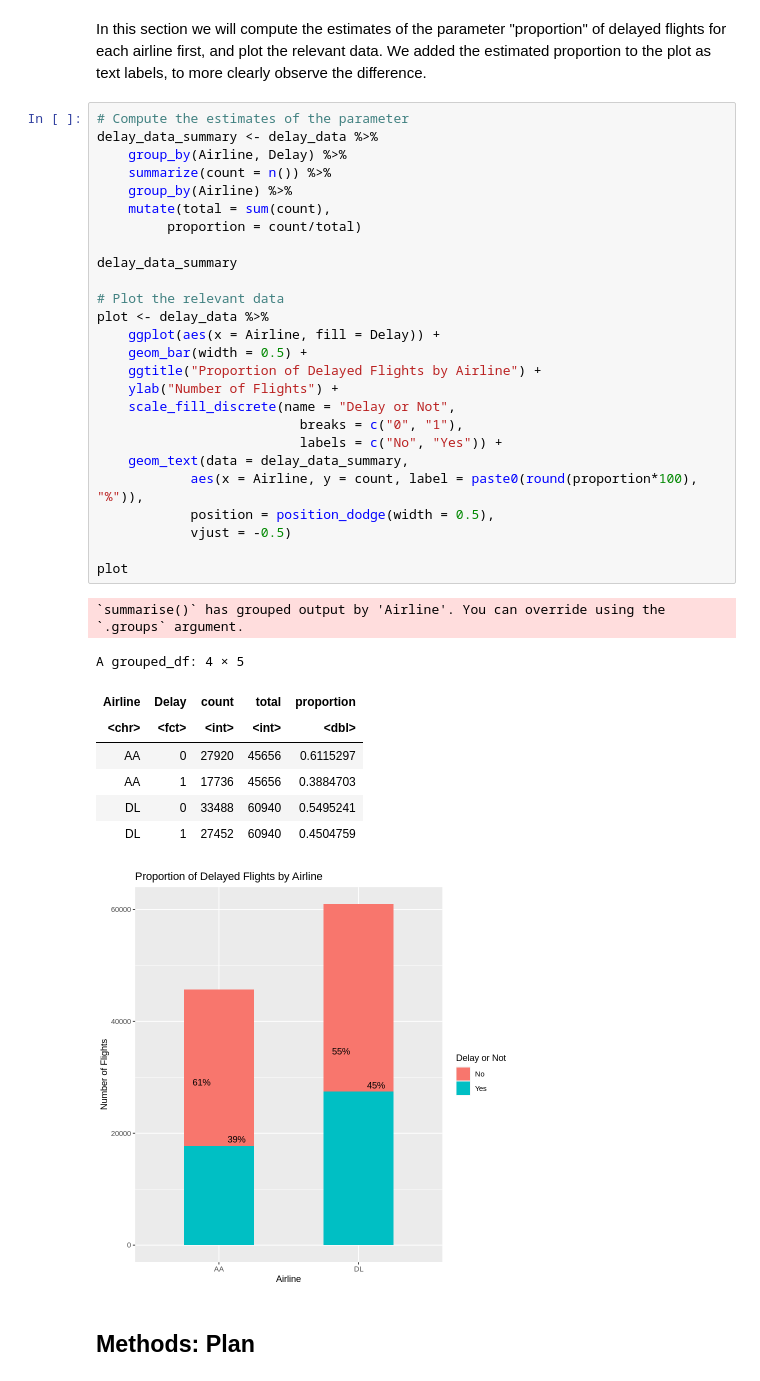
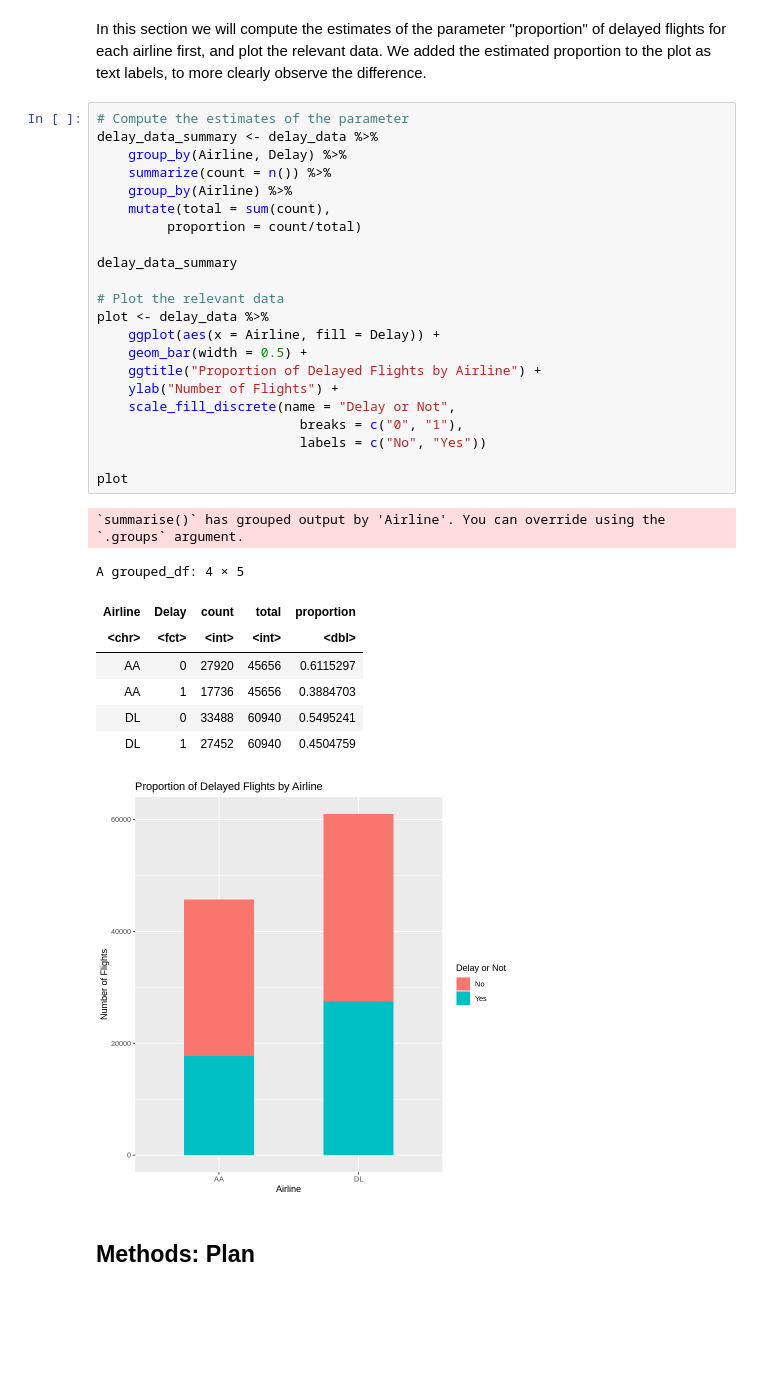
Before and after one commit to rayyyy122/Hypothesis-Test-Bootstrapping-vs-CLT, a Jupyter notebook: Proposal_final.ipynb, the cells around one changed output. Drawn from its saved outputs; the diff is of its cells as text; blank space fills up the shorter version.

```diff
--- a/Proposal_final.ipynb
+++ b/Proposal_final.ipynb
@@ -103,39 +104,35 @@ In this section we will compute the estimates of the parameter "proportion" of d
 # Compute the estimates of the parameter
 delay_data_summary <- delay_data %>%
     group_by(Airline, Delay) %>%
     summarize(count = n()) %>%
     group_by(Airline) %>%
     mutate(total = sum(count),
          proportion = count/total)
 
 delay_data_summary
 
 # Plot the relevant data
 plot <- delay_data %>%
     ggplot(aes(x = Airline, fill = Delay)) +
     geom_bar(width = 0.5) +
     ggtitle("Proportion of Delayed Flights by Airline") +
     ylab("Number of Flights") +
     scale_fill_discrete(name = "Delay or Not",
                           breaks = c("0", "1"),
-                          labels = c("No", "Yes")) +
-    geom_text(data = delay_data_summary,
-            aes(x = Airline, y = count, label = paste0(round(proportion*100), "%")),
-            position = position_dodge(width = 0.5),
-            vjust = -0.5)
+                          labels = c("No", "Yes"))
 
 plot
 # %% [output]
 `summarise()` has grouped output by 'Airline'. You can override using the
 `.groups` argument.
 A grouped_df: 4 × 5
 | Airline | Delay | count | total | proportion |
 | <chr> | <fct> | <int> | <int> | <dbl> |
 | AA | 0 | 27920 | 45656 | 0.6115297 |
 | AA | 1 | 17736 | 45656 | 0.3884703 |
 | DL | 0 | 33488 | 60940 | 0.5495241 |
 | DL | 1 | 27452 | 60940 | 0.4504759 |
-[figure, old version]
+[figure, new version]
 # %% [markdown]
 ## Methods: Plan
 # %% [markdown]
```
Also changed, not shown: parts of 1 cell of this notebook.
